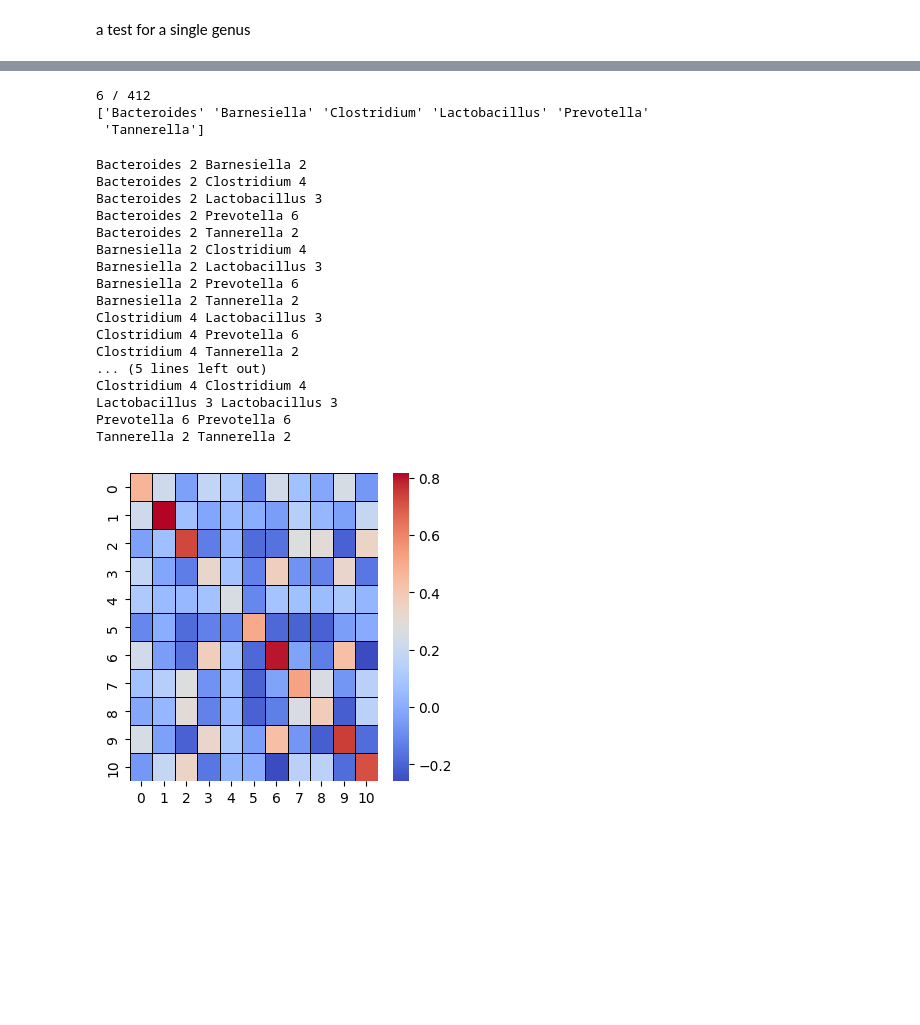
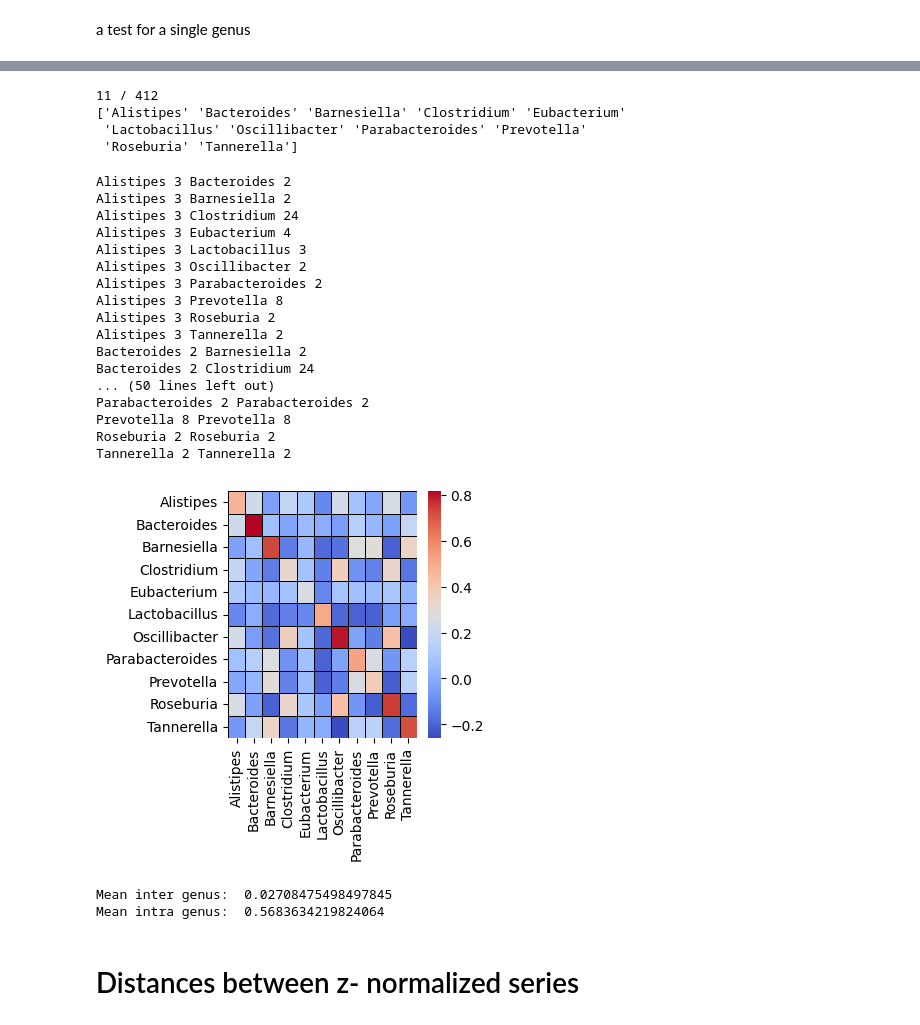
Before and after one commit to miriamzara/LCPA_project, a Jupyter notebook: new_analyisis_miriam.ipynb, the cells around one changed output, grey strips where cells are left out. Saved outputs shown, nothing was run; the diff lists cells and outputs as text; code cells hidden in the pictures; blank space fills up the shorter version.

```diff
--- a/new_analyisis_miriam.ipynb
+++ b/new_analyisis_miriam.ipynb
@@ -401,7 +401,7 @@ df = pd.read_csv("Data/by_mouse_transposed/mouse_1_transposed.csv")
 species = df.columns[1:]
 
 def species_list(genus):
-    bool_mask = [(mapping[f'{species_}']== f"{genus}" and (df[f'{species_}'].median() > 10) ) for species_ in species]
+    bool_mask = [(mapping[f'{species_}']== f"{genus}" and (df[f'{species_}'].median() > 1) ) for species_ in species]
     filtered_species = species[bool_mask].to_list()
     num_species = len(filtered_species)
     return filtered_species, num_species
@@ -506,9 +521,10 @@ populated_genera = genera[bool_mask]
 print(len(populated_genera), "/", len(genera))
 print(populated_genera)
 # %% [output]
-6 / 412
-['Bacteroides' 'Barnesiella' 'Clostridium' 'Lactobacillus' 'Prevotella'
- 'Tannerella']
+11 / 412
+['Alistipes' 'Bacteroides' 'Barnesiella' 'Clostridium' 'Eubacterium'
+ 'Lactobacillus' 'Oscillibacter' 'Parabacteroides' 'Prevotella'
+ 'Roseburia' 'Tannerella']
 # %%
 genera = populated_genera
 mean_correlation = np.zeros(shape = (len(genera), len(genera)))
@@ -534,26 +550,44 @@ for i, genus in enumerate(genera):
     val = np.mean(corr) if corr is not None else np.nan
     mean_correlation[i, i] = val
 # %% [output]
+Alistipes 3 Bacteroides 2
+Alistipes 3 Barnesiella 2
+Alistipes 3 Clostridium 24
+Alistipes 3 Eubacterium 4
+Alistipes 3 Lactobacillus 3
+Alistipes 3 Oscillibacter 2
+Alistipes 3 Parabacteroides 2
+Alistipes 3 Prevotella 8
+Alistipes 3 Roseburia 2
+Alistipes 3 Tannerella 2
 Bacteroides 2 Barnesiella 2
-Bacteroides 2 Clostridium 4
-Bacteroides 2 Lactobacillus 3
-Bacteroides 2 Prevotella 6
-Bacteroides 2 Tannerella 2
-Barnesiella 2 Clostridium 4
-Barnesiella 2 Lactobacillus 3
-Barnesiella 2 Prevotella 6
-Barnesiella 2 Tannerella 2
-Clostridium 4 Lactobacillus 3
-Clostridium 4 Prevotella 6
-Clostridium 4 Tannerella 2
-... (5 lines left out)
-Clostridium 4 Clostridium 4
-Lactobacillus 3 Lactobacillus 3
-Prevotella 6 Prevotella 6
+Bacteroides 2 Clostridium 24
+... (50 lines left out)
+Parabacteroides 2 Parabacteroides 2
+Prevotella 8 Prevotella 8
+Roseburia 2 Roseburia 2
 Tannerella 2 Tannerella 2
 # %%
 plt.figure(figsize=(4, 4))
-sns.heatmap(mean_correlation, annot=False, cmap='coolwarm', linecolor = "black", linewidths=0.5, cbar=True)
+sns.heatmap(mean_correlation, xticklabels = genera, yticklabels = genera, annot=False, cmap='coolwarm', linecolor = "black", linewidths=0.5, cbar=True)
+plt.xticks(rotation=90)   # Rotate x-axis labels
+plt.yticks(rotation=0)    # Rotate y-axis labels
+
+plt.tight_layout()
 plt.show()
+
+
+plt.show()
+
+
+mean_inter_genus = np.mean(mean_correlation[~np.eye(mean_correlation.shape[0], dtype=bool)])
+mean_intra_genus = np.mean(np.diag(mean_correlation))
+
+print("Mean inter genus: ", mean_inter_genus)
+print("Mean intra genus: ", mean_intra_genus)
 # %% [output]
-[figure, old version]
+[figure, new version]
+Mean inter genus:  0.02708475498497845
+Mean intra genus:  0.5683634219824064
+# %% [markdown]
+# Distances between z- normalized series
```
Also changed, not shown: parts of 8 cells of this notebook, 4 other files.
